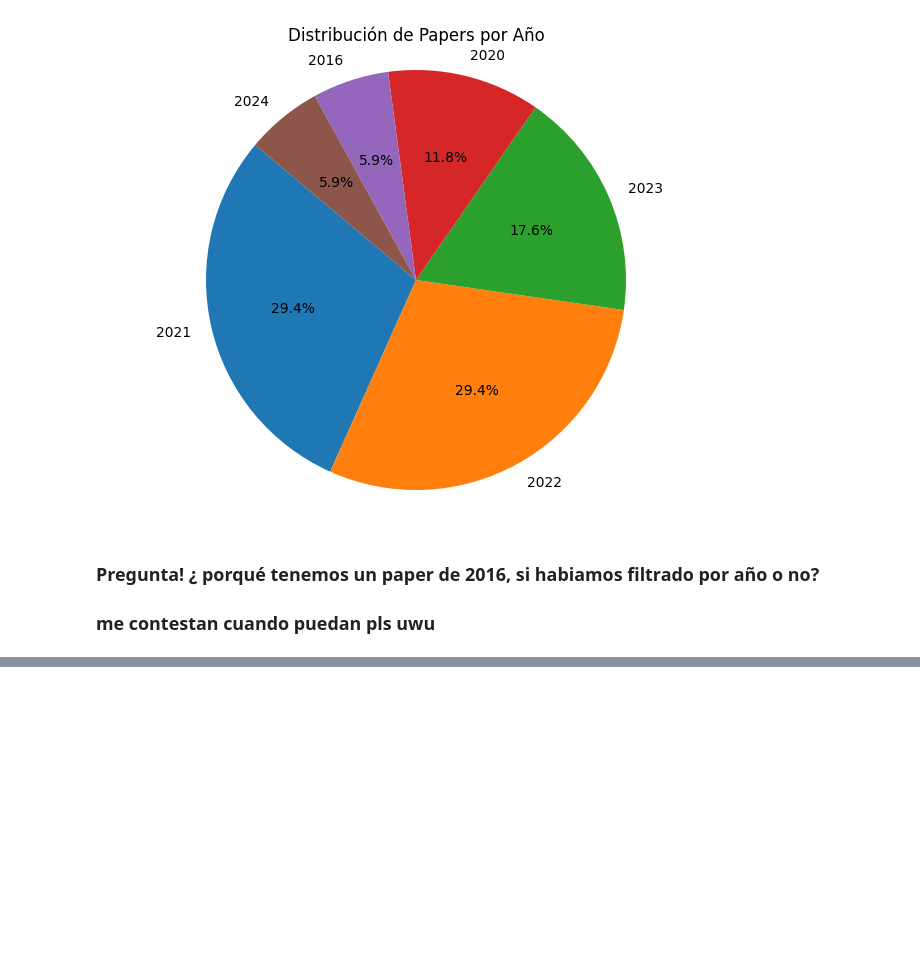
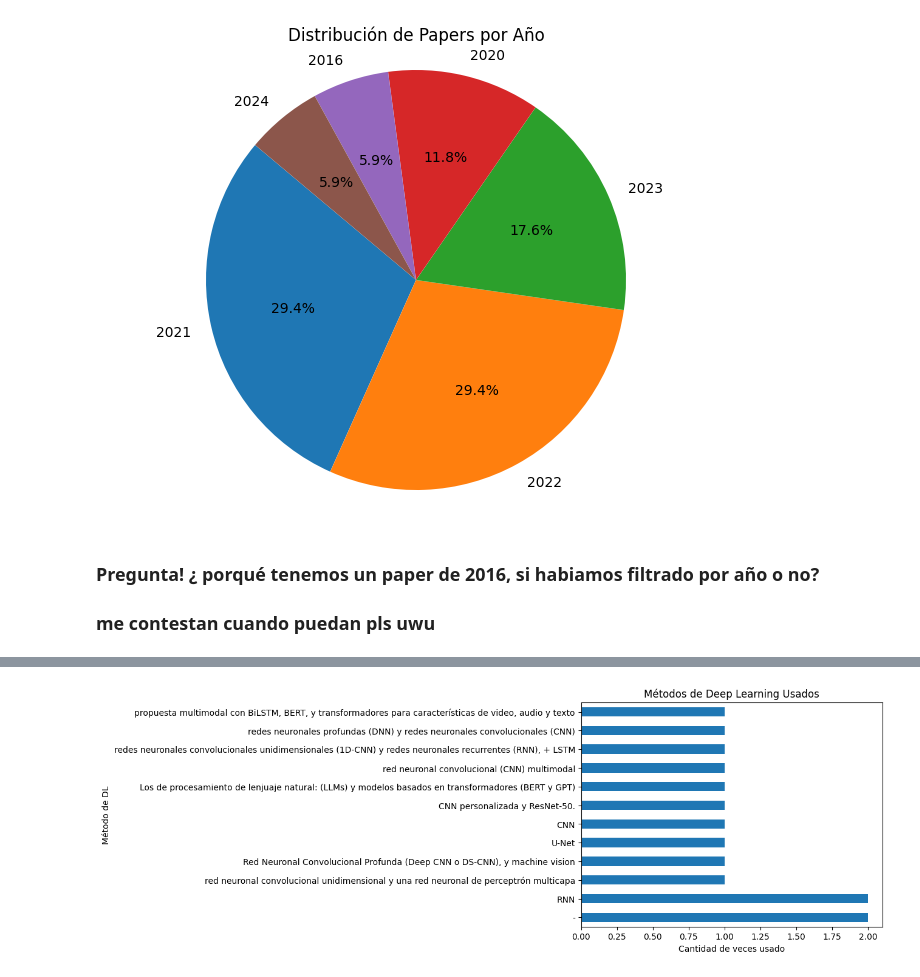
Before and after one commit to BnjmStd/PythonBnjmn, a Jupyter notebook: recognitionEmotion/searchs/analisisPaper/stats.ipynb, the cells around one changed output, grey strips where cells are left out. Saved outputs shown, nothing was run; the diff lists cells and outputs as text; code cells hidden in the pictures; blank space fills up the shorter version.

```diff
--- a/recognitionEmotion/searchs/analisisPaper/stats.ipynb
+++ b/recognitionEmotion/searchs/analisisPaper/stats.ipynb
@@ -168,0 +238,26 @@ print(papersPorAno)
+# %%
+data = {
+    'Método de DL usado': ['-', 'RNN',
+                           'red neuronal convolucional unidimensional y una red neuronal de perceptrón multicapa',
+                           'Red Neuronal Convolucional Profunda (Deep CNN o DS-CNN), y machine vision',
+                           'U-Net', 'CNN',
+                           'CNN personalizada y ResNet-50.',
+                           'Los de procesamiento de lenjuaje natural: (LLMs) y modelos basados en transformadores (BERT y GPT)',
+                           'red neuronal convolucional (CNN) multimodal',
+                           'redes neuronales convolucionales unidimensionales (1D-CNN) y redes neuronales recurrentes (RNN), + LSTM',
+                           'redes neuronales profundas (DNN) y redes neuronales convolucionales (CNN)',
+                           'propuesta multimodal con BiLSTM, BERT, y transformadores para características de video, audio y texto'],
+    'count': [2, 2, 1, 1, 1, 1, 1, 1, 1, 1, 1, 1]
+}
+
+df = pd.DataFrame(data)
+
+# Graficar
+df.plot(kind='barh', x='Método de DL usado', y='count', legend=False)
+plt.title('Métodos de Deep Learning Usados')
+plt.xlabel('Cantidad de veces usado')
+plt.ylabel('Método de DL')
+plt.tight_layout()
+plt.show()
+# %% [output]
+[figure, added]
```
Also changed, not shown: parts of 16 cells of this notebook, 1 other file.
